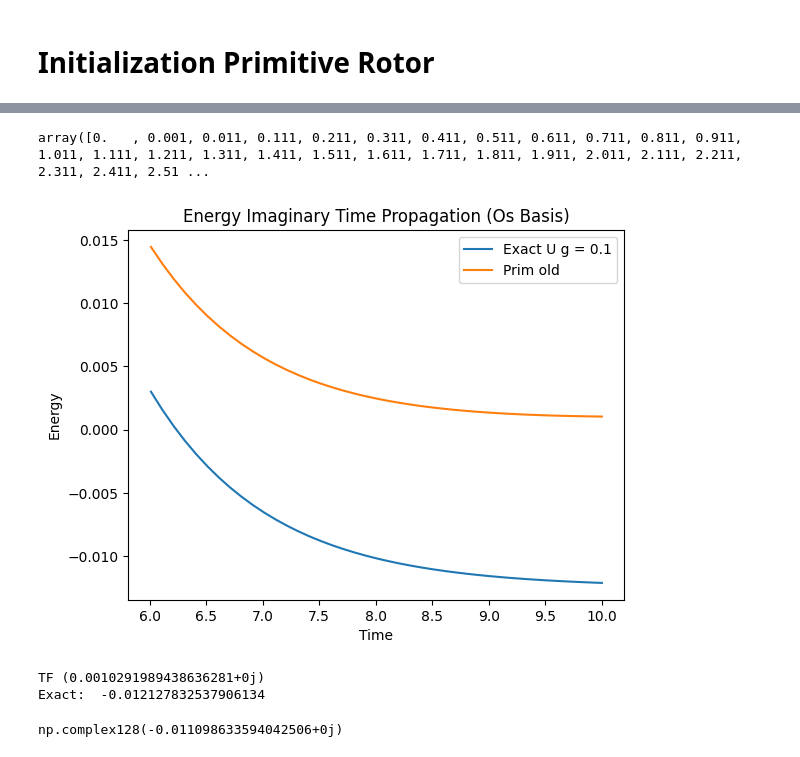
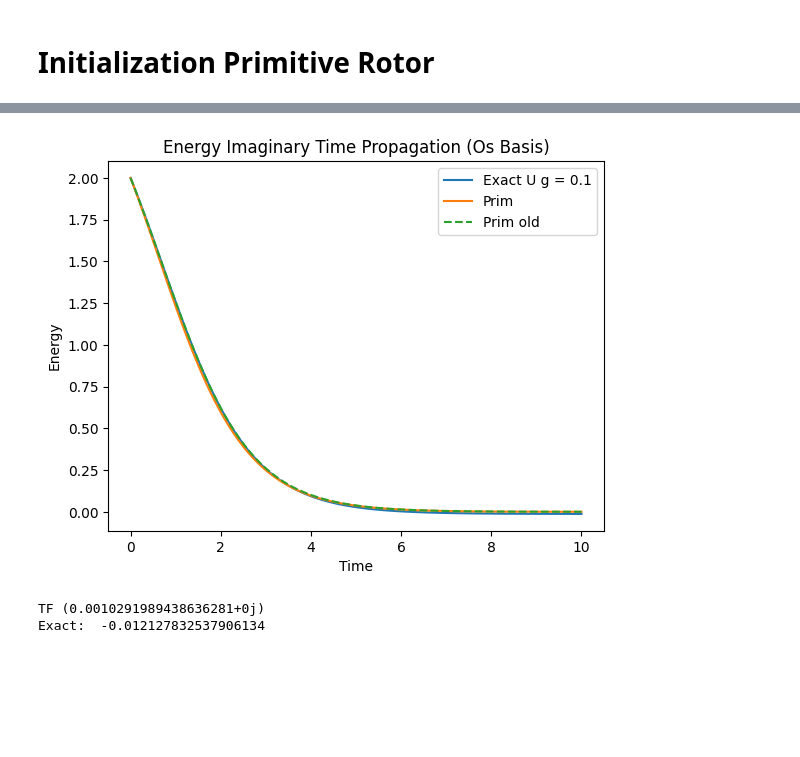
Before and after one commit to Gilfrim/Computational-Analysis-of-Many-Rotor-Systems, a Jupyter notebook: new_TF.ipynb, the cells around one changed output, grey strips where cells are left out. Saved outputs shown, nothing was run; the diff lists cells and outputs as text; code cells hidden in the pictures; blank space fills up the shorter version.

```diff
--- a/new_TF.ipynb
+++ b/new_TF.ipynb
@@ -105,0 +256,38 @@ Exact:  -0.8426081902972462
+# %%
+beta_array = np.array([0.001, 2, 5, 10])
+TF_array = np.zeros((3, 4, 150))
+val_array = np.zeros((3, 4, 150))
+# %%
+for beta_idx in range(beta_array.shape[0]):
+
+    beta = beta_array[beta_idx]
+
+    p = state_2
+    i = 1
+    a = p - i
+
+    U, K_tilda, V_tilda, factor_n = U_func(beta)
+
+    V_p = V_p_func(U)
+
+    t_a_i_tensor = np.zeros((site, a, i), dtype=complex)
+    t_ab_ij_tensor = np.zeros((site, site, a, a, i, i), dtype=complex)
+
+    for i in range(site):
+        t_a_i_tensor[i] = V_p.reshape(state_2, 1)[1:, :]
+
+    t_a_i_tensor = t_a_i_tensor / V_p[0]
+
+    time_TF, energy_TD_TF_CCC, t_0_TD_TF_CC, one_max_TD_TF_CC = integration_scheme(site, state_2, K_tilda, V_tilda.reshape(state_2, state_2, state_2, state_2), V_tilda.reshape(state_2, state_2, state_2, state_2), periodic=periodic, t_init=0, t_final=7, nof_points=500, import_guess=True, t_0_import=np.log(V_p[0])*site, t_1_import=t_a_i_tensor, t_2_import=t_ab_ij_tensor)
+
+    ED_U_val = np.array([U_stat(eig_val, x) for x in time_TF])
+    ED_Z_val = np.array([Z_stat(eig_val, x) for x in time_TF])
+    Z_val = np.array([Z_new(x, factor_n) for x in t_0_TD_TF_CC])
+
+    TF_array[0, beta_idx, :time_TF.shape[0]] = time_TF
+    TF_array[1, beta_idx, :time_TF.shape[0]] = energy_TD_TF_CCC
+    TF_array[2, beta_idx, :time_TF.shape[0]] = t_0_TD_TF_CC
+
+    val_array[0, beta_idx, :time_TF.shape[0]] = ED_U_val
+    val_array[1, beta_idx, :time_TF.shape[0]] = ED_Z_val
+    val_array[2, beta_idx, :time_TF.shape[0]] = Z_val
@@ -177,26 +371,18 @@ time_TF_old, energy_TD_TF_CCC_old, one_max_TD_TF_CC_old, two_max_TD_TF_CC_old =
 # %%
 ED_U_val = np.array([U_stat(eig_val, x) for x in time_TF_old])
-# %%
-time_TF_old[ time_TF_old > 6]
-# %% [output]
-array([0.   , 0.001, 0.011, 0.111, 0.211, 0.311, 0.411, 0.511, 0.611, 0.711, 0.811, 0.911, 1.011, 1.111, 1.211, 1.311, 1.411, 1.511, 1.611, 1.711, 1.811, 1.911, 2.011, 2.111, 2.211, 2.311, 2.411, 2.51 ...
 # %%
-plt.plot(time_TF_old[ time_TF_old > 6], ED_U_val[ time_TF_old > 6], label=f"Exact U g = {g}")
-# plt.plot(time_TF, energy_TD_TF_CCC, label=f"Prim")
-plt.plot(time_TF_old[ time_TF_old > 6], energy_TD_TF_CCC_old[ time_TF_old > 6], label=f"Prim old")
+plt.plot(time_TF_old, ED_U_val, label=f"Exact U g = {g}")
+plt.plot(time_TF, energy_TD_TF_CCC, label=f"Prim")
+plt.plot(time_TF_old, energy_TD_TF_CCC_old, label=f"Prim old", linestyle="--")
 plt.title("Energy Imaginary Time Propagation (Os Basis)")
 plt.xlabel("Time")
 plt.ylabel("Energy")
 plt.legend()
 plt.show()
 
 print("TF", energy_TD_TF_CCC_old[-1])
 print("Exact: ", ED_U_val[-1])
 # %% [output]
-[figure, old version]
+[figure, new version]
 TF (0.0010291989438636281+0j)
 Exact:  -0.012127832537906134
-# %%
-energy_TD_TF_CCC_old[-1] + ED_U_val[-1]
-# %% [output]
-np.complex128(-0.011098633594042506+0j)
```
Also changed, not shown: parts of 61 cells of this notebook, 26 other files.
